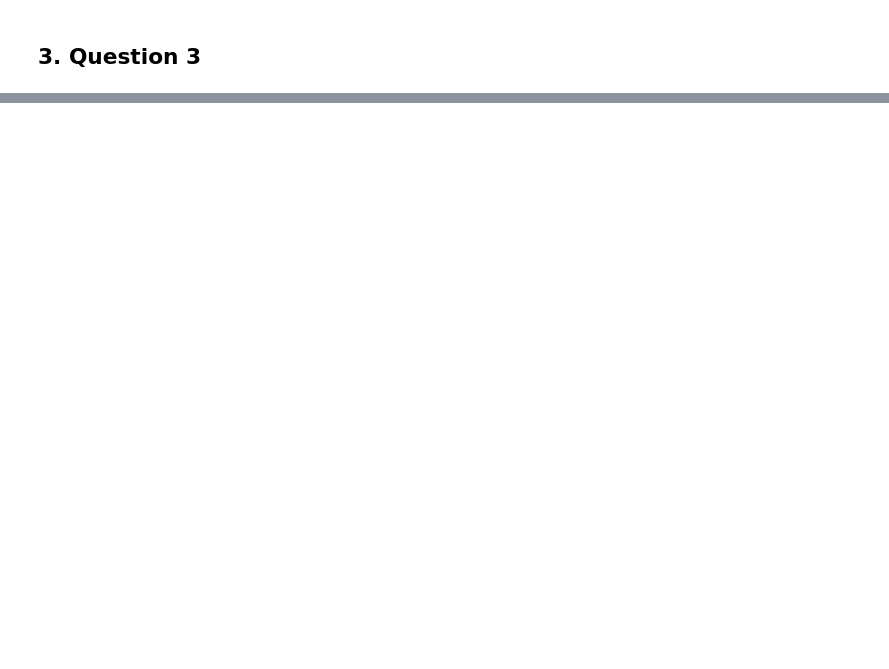
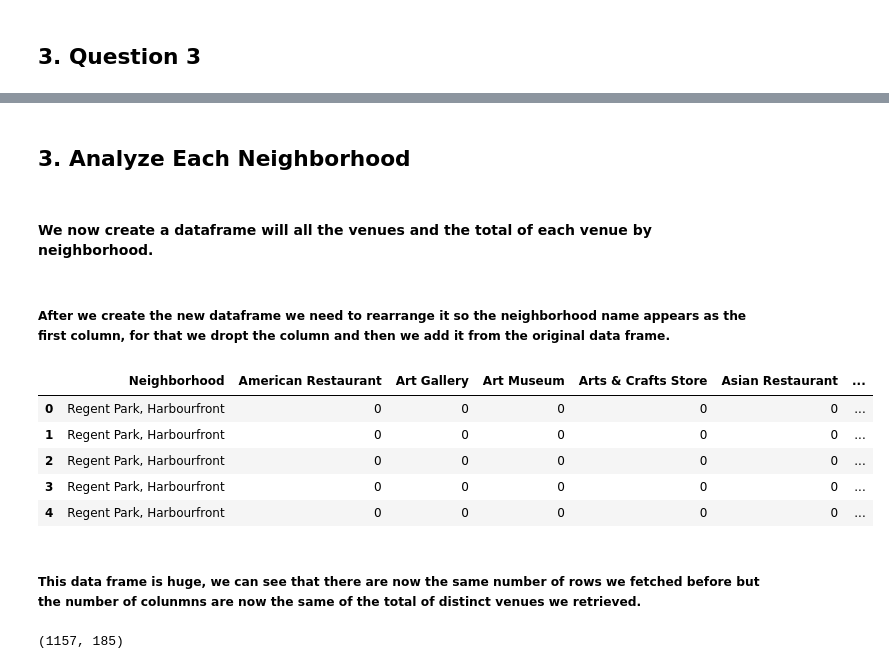
Before and after one commit to medas/Coursera_Capstone, a Jupyter notebook: Segmenting and Clustering Neighborhoods in Toronto.ipynb, the cells around one changed output, grey strips where cells are left out. Cells and saved outputs as stored; diff of their text form; code cells hidden in the pictures; blank space fills up the shorter version.

Commit message:
final version before running it all

```diff
--- a/Segmenting and Clustering Neighborhoods in Toronto.ipynb
+++ b/Segmenting and Clustering Neighborhoods in Toronto.ipynb
@@ -221,0 +754,34 @@ df_toronto
+# %% [markdown]
+## 3. Analyze Each Neighborhood
+# %% [markdown]
+#### We now create a dataframe will all the venues and the total of each venue by neighborhood.
+# %% [markdown]
+##### After we create the new dataframe we need to rearrange it so the neighborhood name appears as the first column, for that we dropt the column and then we add it from the original data frame.
+# %%
+# one hot encoding
+downtown_onehot = pd.get_dummies(downtown_venues[['Venue Category']], prefix="", prefix_sep="")
+
+# drop the Neighborhood column (that doesn't have the names at the moment)
+downtown_onehot = downtown_onehot.drop(['Neighborhood'], axis = 1)
+
+# add neighborhood column back to dataframe
+downtown_onehot['Neighborhood'] = downtown_venues['Neighborhood']
+
+# move neighborhood column to the first column
+fixed_columns = [downtown_onehot.columns[-1]]  + list(downtown_onehot.columns[:-1])
+downtown_onehot = downtown_onehot[fixed_columns]
+
+downtown_onehot.head()
+# %% [output]
+|  | Neighborhood | American Restaurant | Art Gallery | Art Museum | Arts & Crafts Store | Asian Restaurant | ... |
+| 0 | Regent Park, Harbourfront | 0 | 0 | 0 | 0 | 0 | ... |
+| 1 | Regent Park, Harbourfront | 0 | 0 | 0 | 0 | 0 | ... |
+| 2 | Regent Park, Harbourfront | 0 | 0 | 0 | 0 | 0 | ... |
+| 3 | Regent Park, Harbourfront | 0 | 0 | 0 | 0 | 0 | ... |
+| 4 | Regent Park, Harbourfront | 0 | 0 | 0 | 0 | 0 | ... |
+# %% [markdown]
+##### This data frame is huge, we can see that there are now the same number of rows we fetched before but the number of colunmns are now the same of the total of distinct venues we retrieved.
+# %%
+downtown_onehot.shape
+# %% [output]
+(1157, 185)
```
Also changed, not shown: parts of 84 cells of this notebook.
